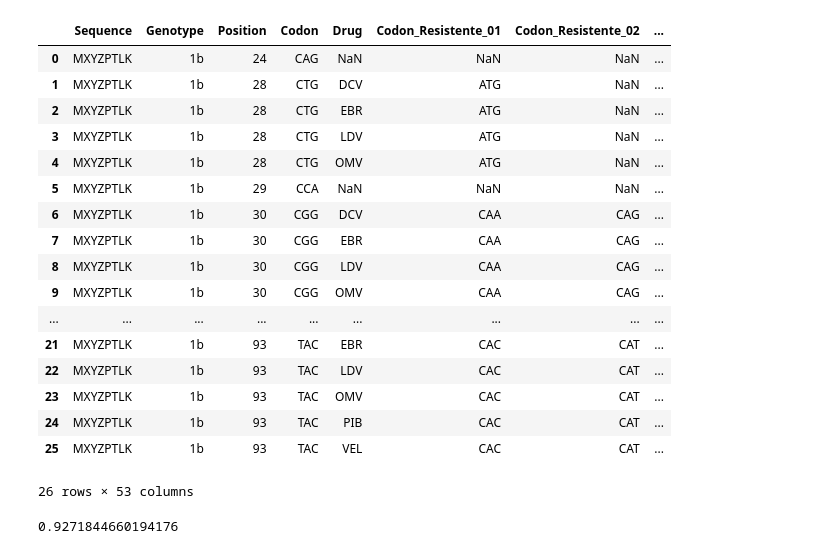
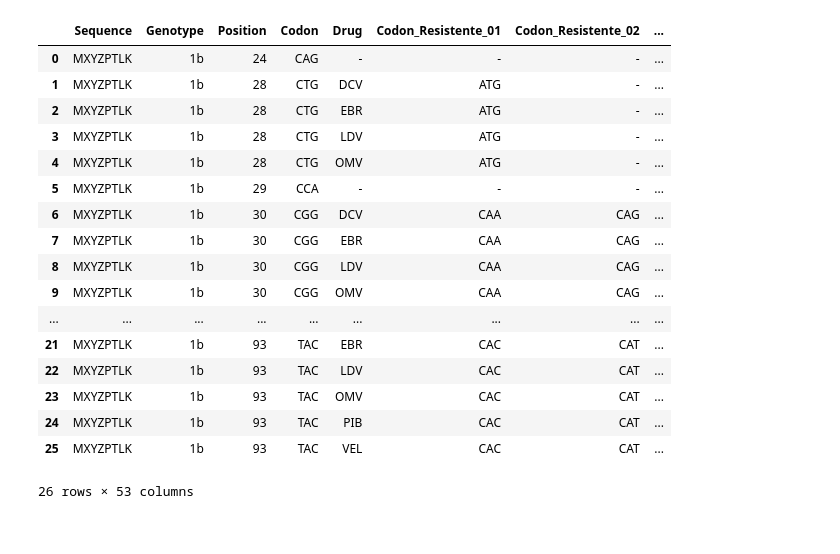
Before and after one commit to Douglas47/MasterDegreeHCV, a Jupyter notebook: Notebooks/Step_04.ipynb, the cells around one changed output. Saved outputs shown, nothing was run; the diff lists cells and outputs as text; code cells hidden in the pictures.

```diff
--- a/Notebooks/Step_04.ipynb
+++ b/Notebooks/Step_04.ipynb
@@ -48,10 +53,11 @@ def add_features(row):
             column_name = "codon_usage_" + item[-2:]
             row[column_name] = codon_usage
         else:
-
+            freq = "-"
             column_name = "freq_" + item[-2:]
             row[column_name] = 0
 
+            codon_usage = "-"
             column_name = "codon_usage_" + item[-2:]
             row[column_name] = 0
 
@@ -61,25 +67,7 @@ def add_features(row):
 # %%
 modstep3 = step3.apply(lambda x: add_features(x), axis=1)
 modstep3
+modstep3 = modstep3.fillna("-") # Not a Number values into 0
-# %% [output]
-|  | Sequence | Genotype | Position | Codon | Drug | Codon_Resistente_01 | Codon_Resistente_02 | ... |
-| 0 | MXYZPTLK | 1b | 24 | CAG | NaN | NaN | NaN | ... |
-| 1 | MXYZPTLK | 1b | 28 | CTG | DCV | ATG | NaN | ... |
-| 2 | MXYZPTLK | 1b | 28 | CTG | EBR | ATG | NaN | ... |
-| 3 | MXYZPTLK | 1b | 28 | CTG | LDV | ATG | NaN | ... |
-| 4 | MXYZPTLK | 1b | 28 | CTG | OMV | ATG | NaN | ... |
-| 5 | MXYZPTLK | 1b | 29 | CCA | NaN | NaN | NaN | ... |
-| 6 | MXYZPTLK | 1b | 30 | CGG | DCV | CAA | CAG | ... |
-| 7 | MXYZPTLK | 1b | 30 | CGG | EBR | CAA | CAG | ... |
-| 8 | MXYZPTLK | 1b | 30 | CGG | LDV | CAA | CAG | ... |
-| 9 | MXYZPTLK | 1b | 30 | CGG | OMV | CAA | CAG | ... |
-| ... | ... | ... | ... | ... | ... | ... | ... | ... |
-| 21 | MXYZPTLK | 1b | 93 | TAC | EBR | CAC | CAT | ... |
-| 22 | MXYZPTLK | 1b | 93 | TAC | LDV | CAC | CAT | ... |
-| 23 | MXYZPTLK | 1b | 93 | TAC | OMV | CAC | CAT | ... |
-| 24 | MXYZPTLK | 1b | 93 | TAC | PIB | CAC | CAT | ... |
-| 25 | MXYZPTLK | 1b | 93 | TAC | VEL | CAC | CAT | ... |
-26 rows × 53 columns
 # %%
 df = dataset_global[
     (dataset_global['Genotype'] == '1b')
@@ -87,9 +75,26 @@ df = dataset_global[
     & (dataset_global['Codon'] == 'CTG')
 ]
 #dataset_global.dtypes
-# %%
-df['Frequency'].values[0]
-# %% [output]
-0.9271844660194176
+# %%
+modstep3
+# %% [output]
+|  | Sequence | Genotype | Position | Codon | Drug | Codon_Resistente_01 | Codon_Resistente_02 | ... |
+| 0 | MXYZPTLK | 1b | 24 | CAG | - | - | - | ... |
+| 1 | MXYZPTLK | 1b | 28 | CTG | DCV | ATG | - | ... |
+| 2 | MXYZPTLK | 1b | 28 | CTG | EBR | ATG | - | ... |
+| 3 | MXYZPTLK | 1b | 28 | CTG | LDV | ATG | - | ... |
+| 4 | MXYZPTLK | 1b | 28 | CTG | OMV | ATG | - | ... |
+| 5 | MXYZPTLK | 1b | 29 | CCA | - | - | - | ... |
+| 6 | MXYZPTLK | 1b | 30 | CGG | DCV | CAA | CAG | ... |
+| 7 | MXYZPTLK | 1b | 30 | CGG | EBR | CAA | CAG | ... |
+| 8 | MXYZPTLK | 1b | 30 | CGG | LDV | CAA | CAG | ... |
+| 9 | MXYZPTLK | 1b | 30 | CGG | OMV | CAA | CAG | ... |
+| ... | ... | ... | ... | ... | ... | ... | ... | ... |
+| 21 | MXYZPTLK | 1b | 93 | TAC | EBR | CAC | CAT | ... |
+| 22 | MXYZPTLK | 1b | 93 | TAC | LDV | CAC | CAT | ... |
+| 23 | MXYZPTLK | 1b | 93 | TAC | OMV | CAC | CAT | ... |
+| 24 | MXYZPTLK | 1b | 93 | TAC | PIB | CAC | CAT | ... |
+| 25 | MXYZPTLK | 1b | 93 | TAC | VEL | CAC | CAT | ... |
+26 rows × 53 columns
 # %%
 modstep3.to_csv("teste.csv", sep=";", index=False)
```
Also changed, not shown: parts of 2 cells of this notebook, 3 other files.
